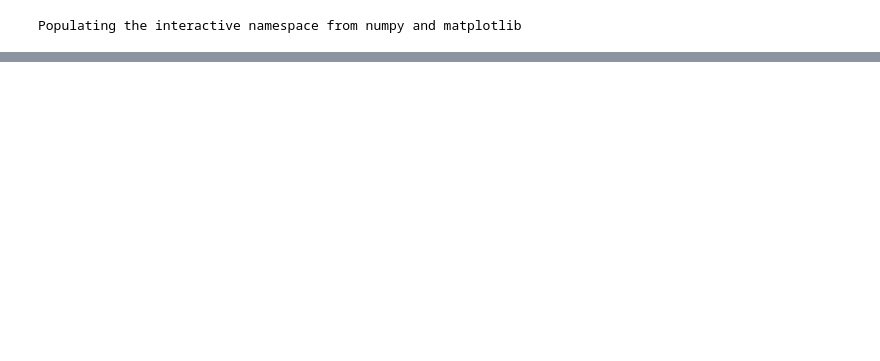
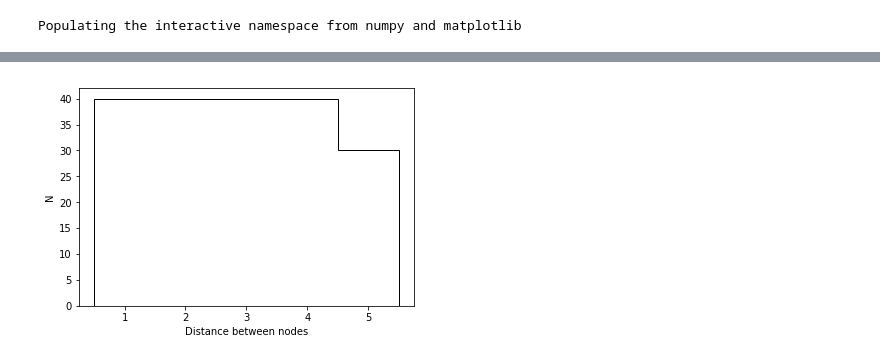
Before and after one commit to joe-antognini/exercises, a Jupyter notebook: sethna/Chapter01/Problem7.ipynb, the cells around one changed output, grey strips where cells are left out. Cells and saved outputs as stored; diff of their text form; code cells hidden in the pictures; blank space fills up the shorter version.

```diff
--- a/sethna/Chapter01/Problem7.ipynb
+++ b/sethna/Chapter01/Problem7.ipynb
@@ -48,0 +90,9 @@ find_path_lengths_from_node(network, 0)
+# %%
+graph = SmallWorldNetwork(20, 4, 0)
+all_path_lengths = find_all_path_lengths(graph)
+
+hist(all_path_lengths.values(), bins=np.arange(.5, 6.5), histtype='step', color='k')
+xlabel('Distance between nodes')
+ylabel('N');
+# %% [output]
+[figure, added]
```
Also changed, not shown: parts of 25 cells of this notebook, 2 other files.
